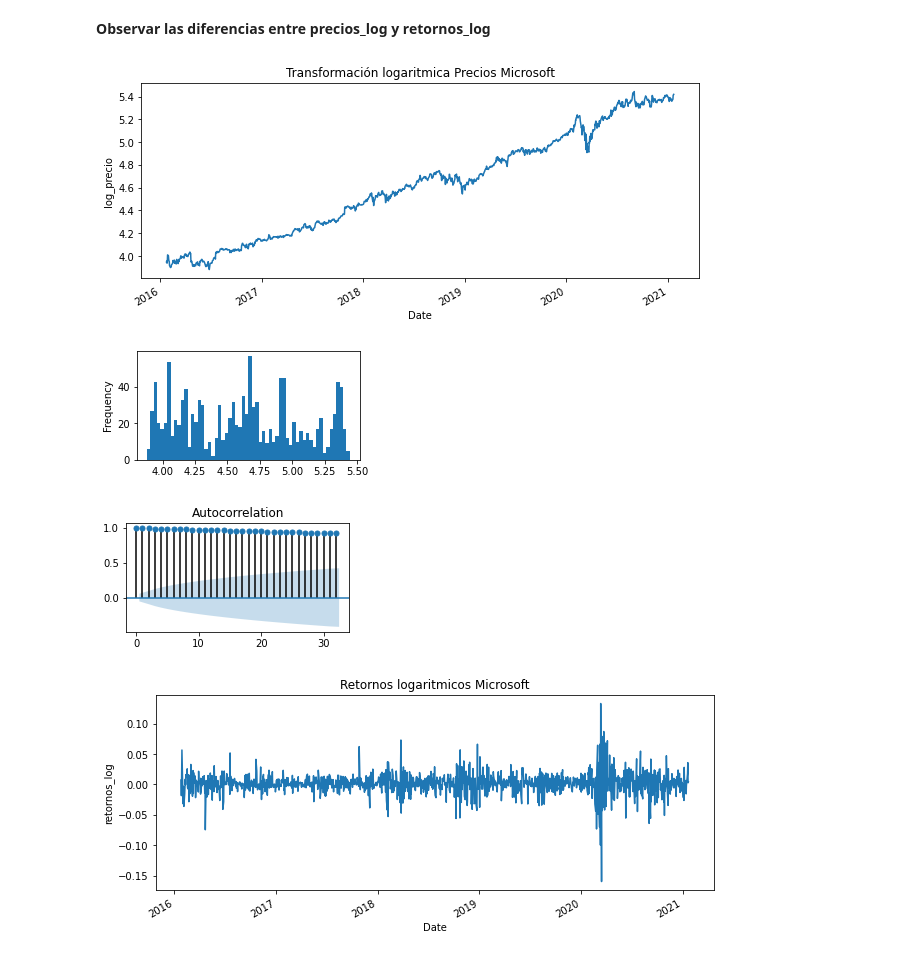
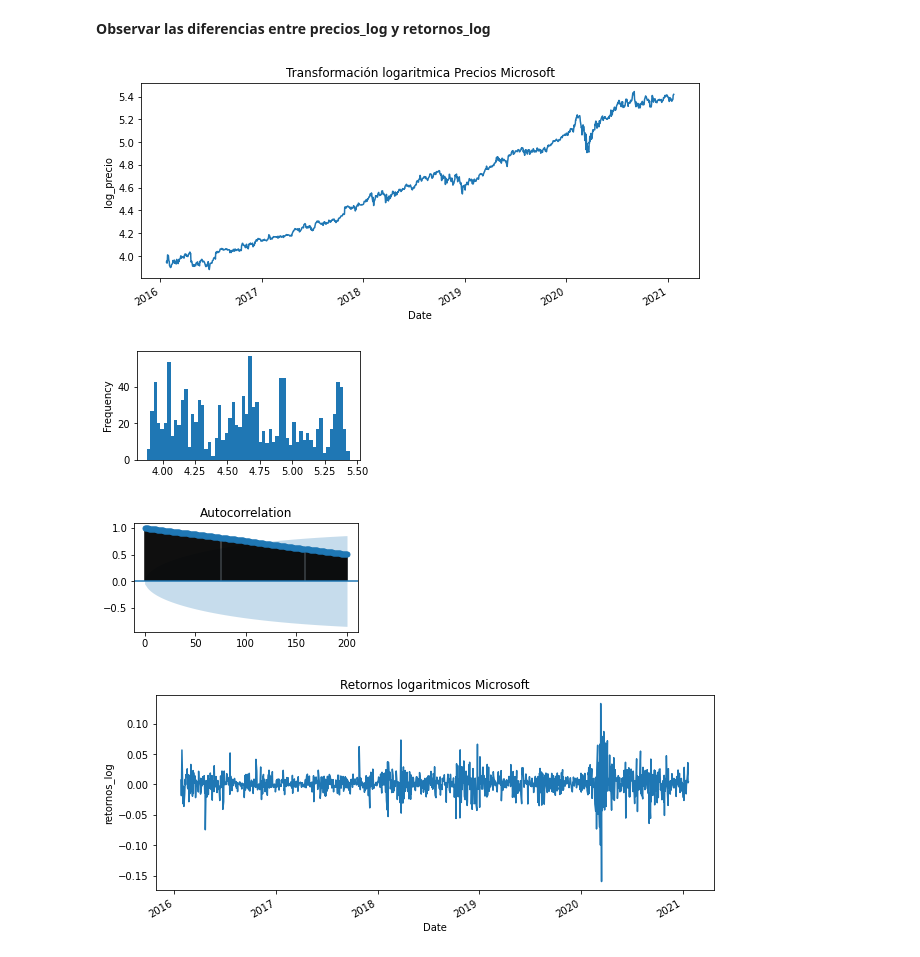
Before and after one commit to AnIsAsPe/Prediccion_de_Riesgo_python, a Jupyter notebook: notebooks/Predicción_de_riesgo.ipynb, the cells around one changed output. Drawn from its saved outputs; the diff is of its cells as text; code cells hidden in the pictures.

```diff
--- a/notebooks/Predicción_de_riesgo.ipynb
+++ b/notebooks/Predicción_de_riesgo.ipynb
@@ -197,18 +207,18 @@ plt.show()
 # %%
 datos['precio_log'] = np.log(datos['Precio'])
 datos['precio_log'].plot(figsize=(10,4), title='Transformación logaritmica Precios Microsoft', ylabel = 'log_precio',)
 plt.show()
 
 plt.rc("figure", figsize=(4,2))
 datos['precio_log'].plot.hist(bins=60)
 plt.show()
 
-plot_acf(datos['precio_log'])
+plot_acf(datos['precio_log'], lags=200)
 plt.show()
 # %% [output]
 [figure]
 [figure]
-[figure, old version]
+[figure, new version]
 # %%
 
 datos['retornos_log'][1:].plot(figsize=(10,4), title='Retornos logaritmicos Microsoft', ylabel = 'retornos_log',)
```
Also changed, not shown: parts of 19 cells of this notebook.
